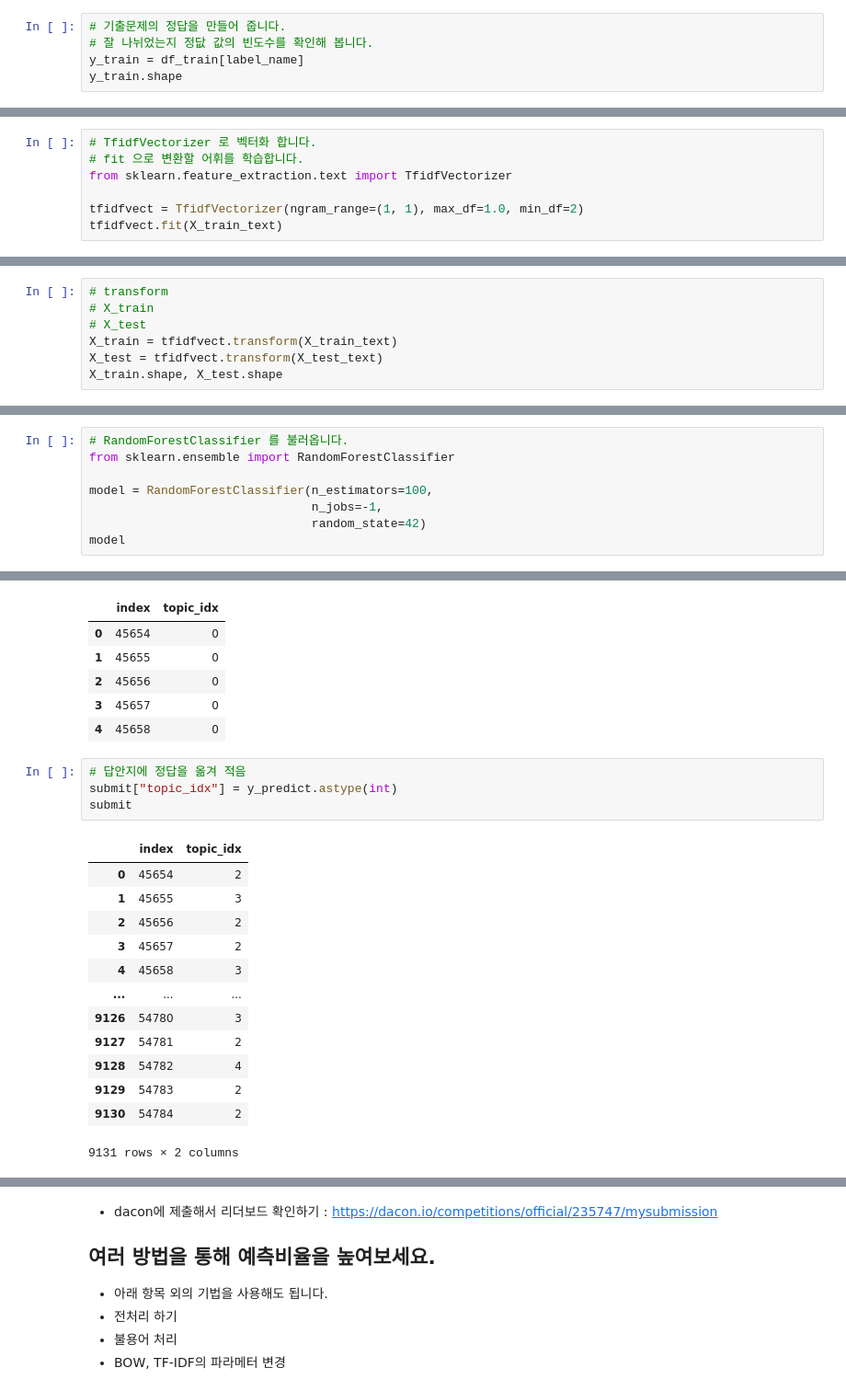
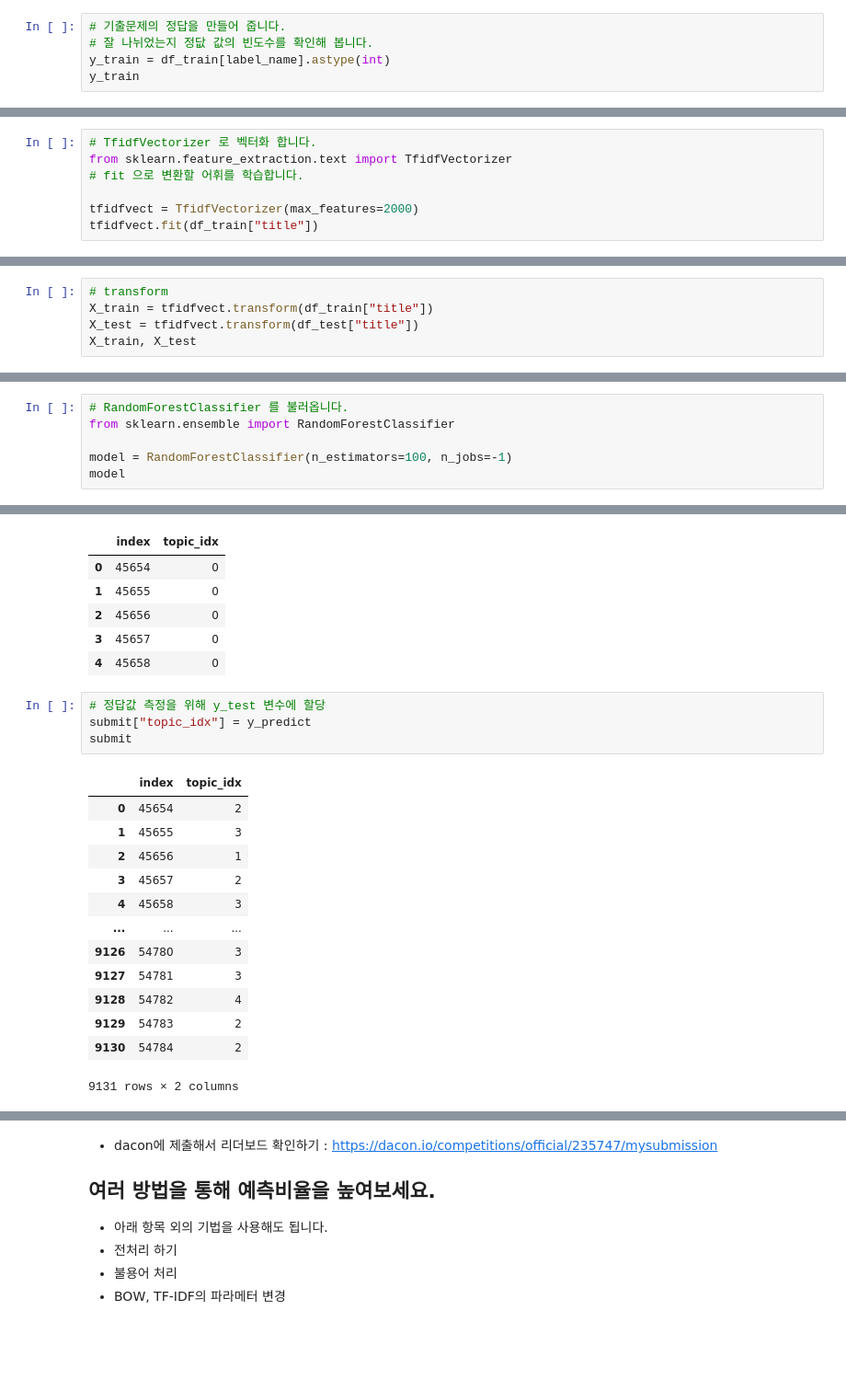
Before and after one commit to corazzon/python-text-analysis, a Jupyter notebook: 0303-klue-ml-ensemble-cv-output.ipynb, the cells around one changed output, grey strips where cells are left out. Shown: that part at 92% size. Saved outputs shown, nothing was run; the diff lists cells and outputs as text; blank space fills up the shorter version.

```diff
--- a/0303-klue-ml-ensemble-cv-output.ipynb
+++ b/0303-klue-ml-ensemble-cv-output.ipynb
@@ -222,6 +161,6 @@ X_train_text.shape, X_test_text.shape
 # %%
 # 기출문제의 정답을 만들어 줍니다.
 # 잘 나뉘었는지 정닶 값의 빈도수를 확인해 봅니다.
-y_train = df_train[label_name]
-y_train.shape
+y_train = df_train[label_name].astype(int)
+y_train
 # %% [output]
@@ -254,9 +201,9 @@ IDF 값은 문서군의 성격에 따라 결정된다. 예를 들어 '원자'라
 * 출처 : [tf-idf - 위키백과, 우리 모두의 백과사전](https://ko.wikipedia.org/wiki/Tf-idf)
 # %%
 # TfidfVectorizer 로 벡터화 합니다.
+from sklearn.feature_extraction.text import TfidfVectorizer
 # fit 으로 변환할 어휘를 학습합니다.
-from sklearn.feature_extraction.text import TfidfVectorizer
 
-tfidfvect = TfidfVectorizer(ngram_range=(1, 1), max_df=1.0, min_df=2)
-tfidfvect.fit(X_train_text)
+tfidfvect = TfidfVectorizer(max_features=2000)
+tfidfvect.fit(df_train["title"])
 # %% [output]
@@ -264,8 +211,6 @@ TfidfVectorizer(min_df=2)
 # %%
 # transform
-# X_train
-# X_test
-X_train = tfidfvect.transform(X_train_text)
-X_test = tfidfvect.transform(X_test_text)
-X_train.shape, X_test.shape
+X_train = tfidfvect.transform(df_train["title"])
+X_test = tfidfvect.transform(df_test["title"])
+X_train, X_test
 # %% [output]
@@ -374,8 +328,6 @@ df_vocab_top.plot.bar(figsize=(12, 4))
 # RandomForestClassifier 를 불러옵니다.
 from sklearn.ensemble import RandomForestClassifier
 
-model = RandomForestClassifier(n_estimators=100,
-                               n_jobs=-1,
-                               random_state=42)
+model = RandomForestClassifier(n_estimators=100, n_jobs=-1)
 model
 # %% [output]
@@ -484,19 +442,19 @@ submit.head()
 | 3 | 45657 | 0 |
 | 4 | 45658 | 0 |
 # %%
-# 답안지에 정답을 옮겨 적음
-submit["topic_idx"] = y_predict.astype(int)
+# 정답값 측정을 위해 y_test 변수에 할당
+submit["topic_idx"] = y_predict
 submit
 # %% [output]
 |  | index | topic_idx |
 | 0 | 45654 | 2 |
 | 1 | 45655 | 3 |
-| 2 | 45656 | 2 |
+| 2 | 45656 | 1 |
 | 3 | 45657 | 2 |
 | 4 | 45658 | 3 |
 | ... | ... | ... |
 | 9126 | 54780 | 3 |
-| 9127 | 54781 | 2 |
+| 9127 | 54781 | 3 |
 | 9128 | 54782 | 4 |
 | 9129 | 54783 | 2 |
 | 9130 | 54784 | 2 |
```
Also changed, not shown: parts of 41 cells of this notebook, 1 other file.
